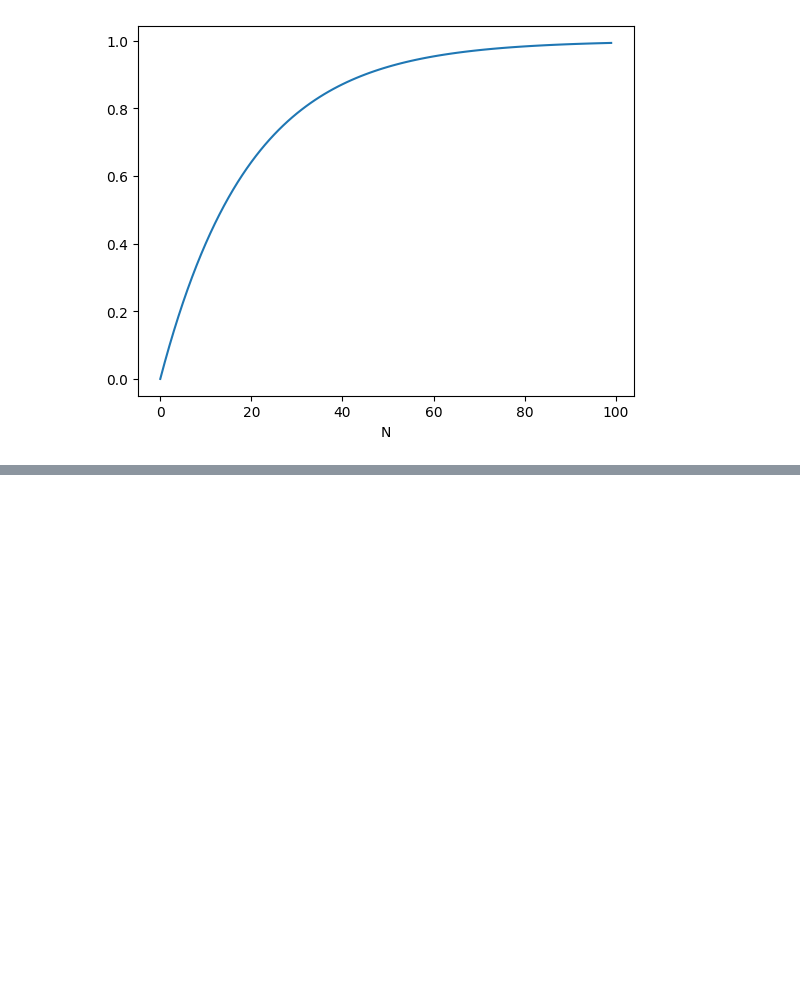
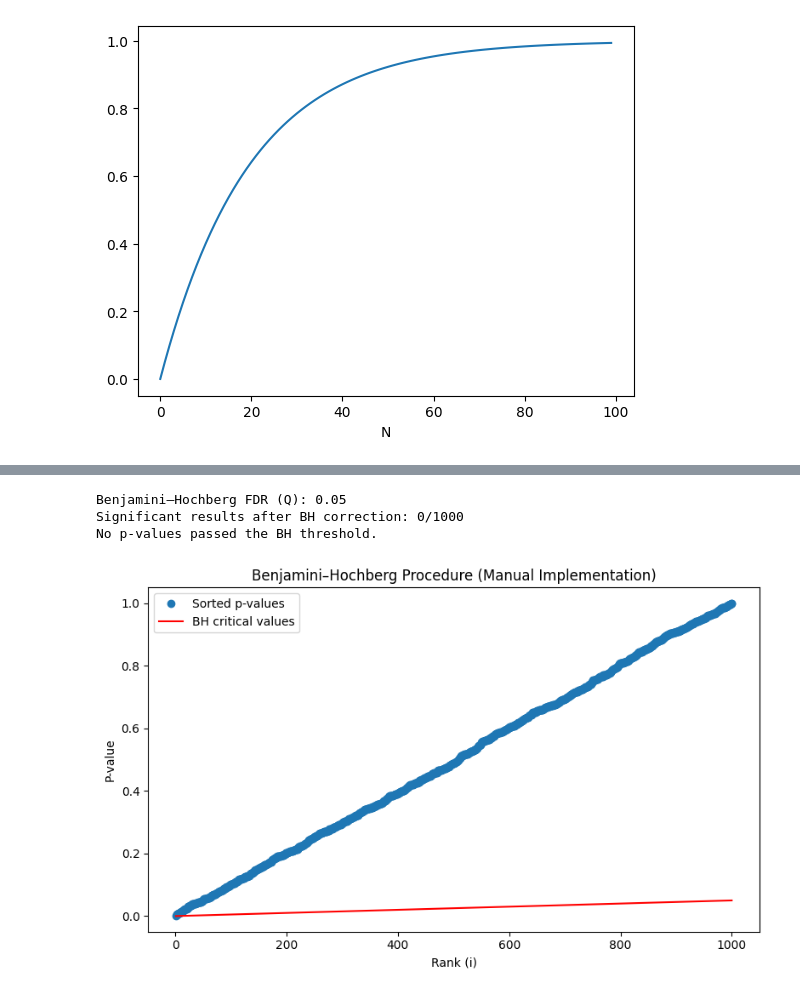
Before and after one commit to rfortuna98/QNC-Fall-2025, a Jupyter notebook: Copy_of_Multiple_Comparisons1.ipynb, the cells around one changed output, grey strips where cells are left out. Saved outputs shown, nothing was run; the diff lists cells and outputs as text; code cells hidden in the pictures; blank space fills up the shorter version.

```diff
--- a/Copy_of_Multiple_Comparisons1.ipynb
+++ b/Copy_of_Multiple_Comparisons1.ipynb
@@ -149,3 +245,72 @@ Bonferroni Correction - Significant results (p < 0.05): 0
+# %%
+#this is how to do it step by step
+#no idea what it really means, this was very confusing for me
+
+import numpy as np
+import matplotlib.pyplot as plt
+from scipy.stats import ttest_ind
+
+# --- Parameters ---
+num_tests = 1000
+sample_size = 10
+Q = 0.05  # False discovery rate threshold
+np.random.seed(42)
+
+# --- Simulate t-tests ---
+p_values = []
+for _ in range(num_tests):
+    sample1 = np.random.normal(0, 1, sample_size)
+    sample2 = np.random.normal(0, 1, sample_size)
+    _, p = ttest_ind(sample1, sample2)
+    p_values.append(p)
+
+p_values = np.array(p_values)
+
+# --- Benjamini–Hochberg procedure manually ---
+
+# Step 1: Rank p-values and keep track of original indices
+sorted_indices = np.argsort(p_values)
+sorted_pvals = p_values[sorted_indices]
+ranks = np.arange(1, num_tests + 1)
+
+# Step 2: Calculate BH critical values
+critical_values = (ranks / num_tests) * Q
+
+# Step 3: Find the largest p-value <= its critical value
+below_threshold = sorted_pvals <= critical_values
+if np.any(below_threshold):
+    max_index = np.max(np.where(below_threshold)[0])
+    p_threshold = sorted_pvals[max_index]
+    num_rejects = max_index + 1  # +1 because index starts from 0
+else:
+    p_threshold = None
+    num_rejects = 0
+
+# --- Report results ---
+print(f"Benjamini–Hochberg FDR (Q): {Q}")
+print(f"Significant results after BH correction: {num_rejects}/{num_tests}")
+if p_threshold:
+    print(f"Reject all p-values ≤ {p_threshold:.6f}")
+else:
+    print("No p-values passed the BH threshold.")
+
+# --- Optional: Plot ---
+plt.figure(figsize=(8, 5))
+plt.plot(ranks, sorted_pvals, marker='o', linestyle='', label='Sorted p-values')
+plt.plot(ranks, critical_values, color='red', label='BH critical values')
+if p_threshold:
+    plt.axhline(y=p_threshold, color='green', linestyle='--', label=f'BH threshold = {p_threshold:.4f}')
+plt.xlabel('Rank (i)')
+plt.ylabel('P-value')
+plt.title('Benjamini–Hochberg Procedure (Manual Implementation)')
+plt.legend()
+plt.tight_layout()
+plt.show()
+# %% [output]
+Benjamini–Hochberg FDR (Q): 0.05
+Significant results after BH correction: 0/1000
+No p-values passed the BH threshold.
+[figure, added]
 # %%
 #Third, set the sample 1 and sample 2 means to be 1 and 2 respectively,
 #and re-run the exercise. What do you notice? What if you make the
```
Also changed, not shown: parts of 6 cells of this notebook.
